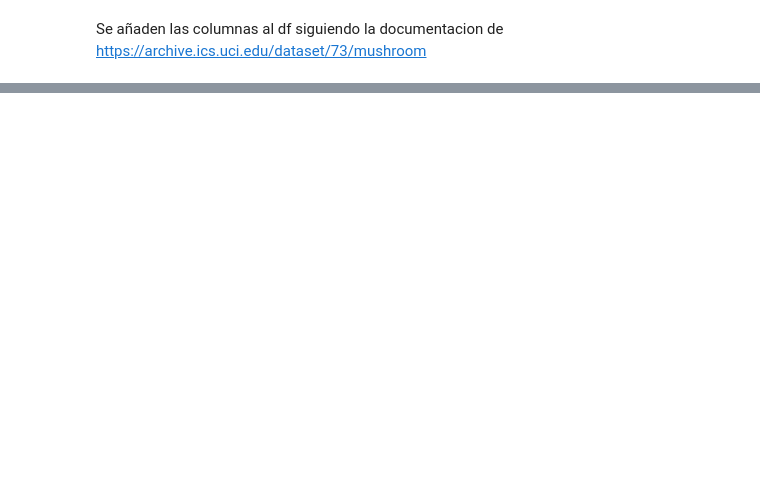
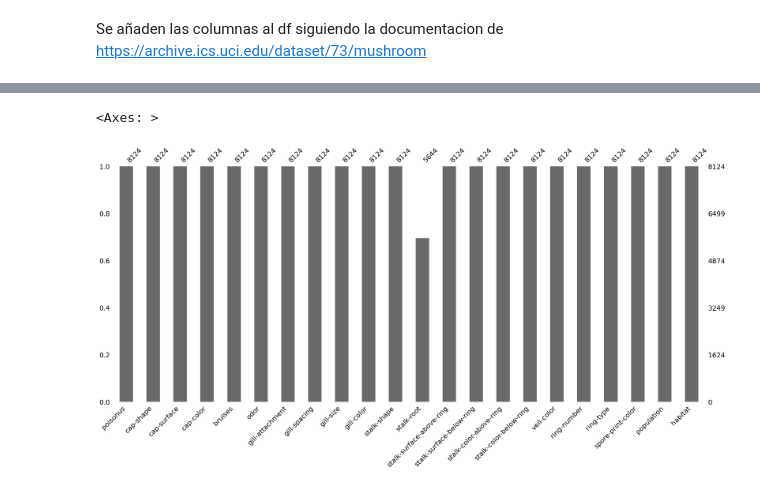
Before and after one commit to Bootcamp-Data-Analyst/p9-Ruben, a Jupyter notebook: notebooks/cleaning.ipynb, the cells around one changed output, grey strips where cells are left out. Cells and saved outputs as stored; diff of their text form; code cells hidden in the pictures; blank space fills up the shorter version.

```diff
--- a/notebooks/cleaning.ipynb
+++ b/notebooks/cleaning.ipynb
@@ -32,0 +183,6 @@ Se añaden las columnas al df siguiendo la documentacion de https://archive.ics.
+# %%
+#Mostramos valores núlos
+msno.bar(df)
+# %% [output]
+<Axes: >
+[figure, added]
```
Also changed, not shown: parts of 21 cells of this notebook, 1 other file.
